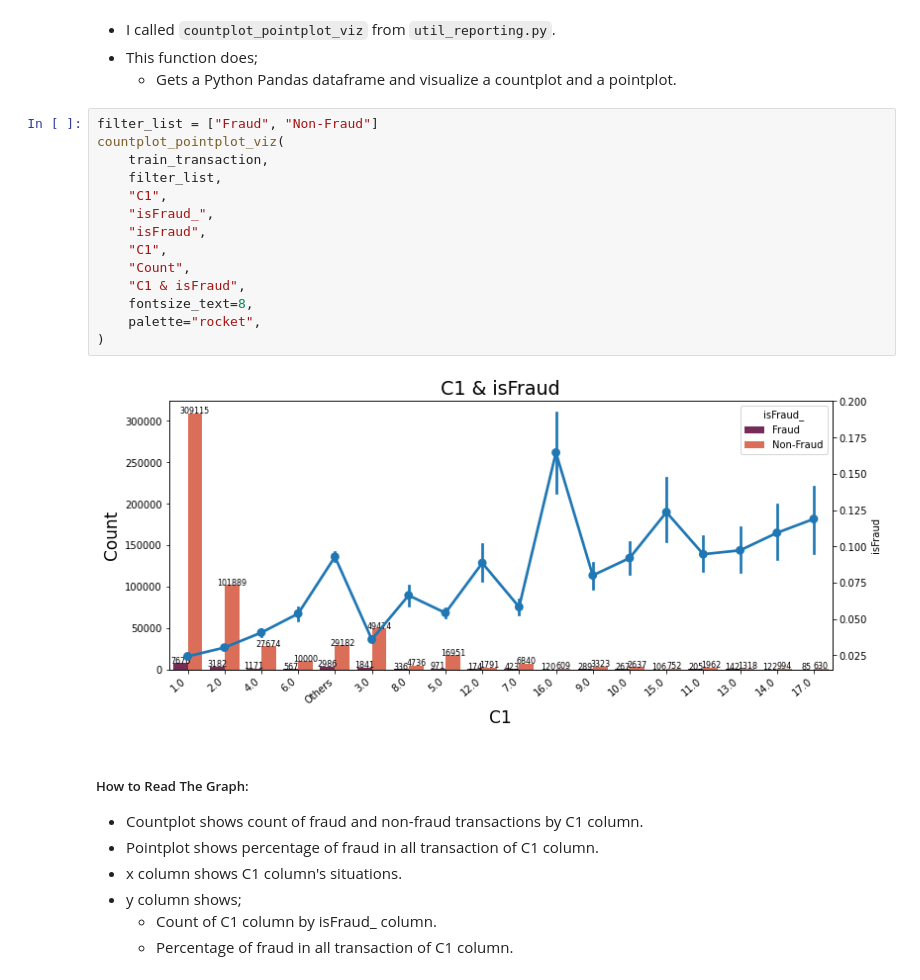
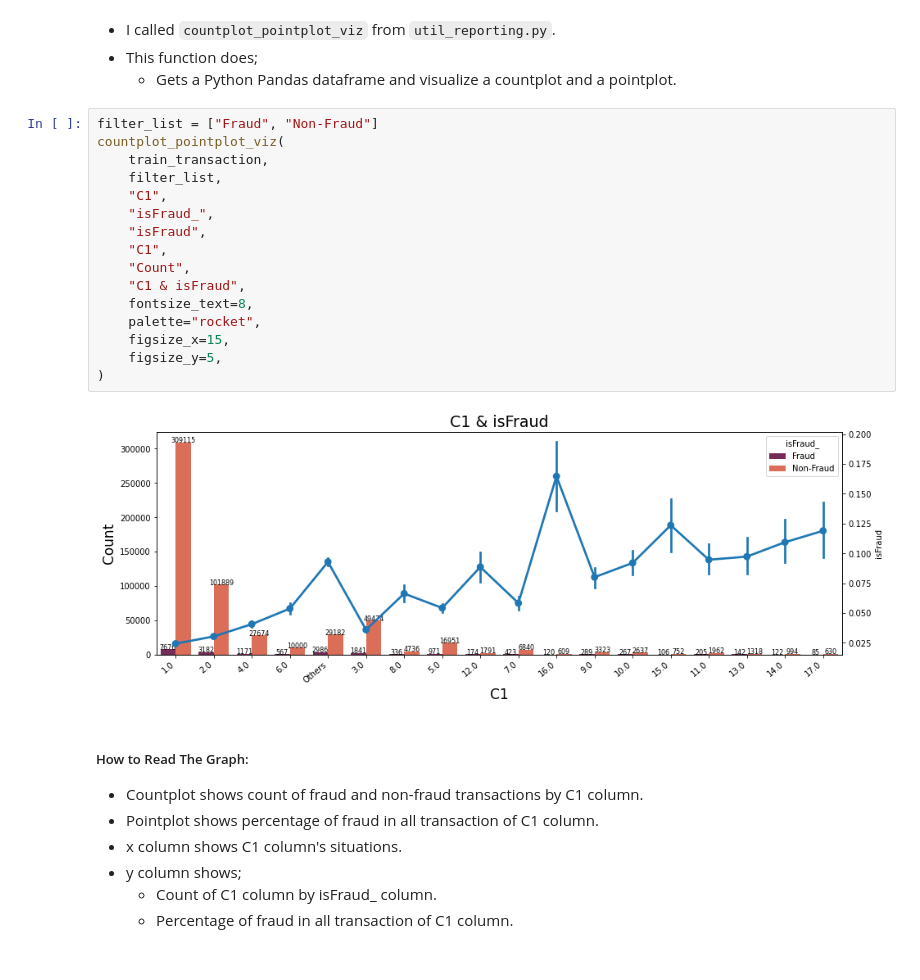
Before and after one commit to ElifKarakutukDinc/IEEE-CIS-Fraud-Detection, a Jupyter notebook: EDA.ipynb, the cells around one changed output. Drawn from its saved outputs; the diff is of its cells as text.

```diff
--- a/EDA.ipynb
+++ b/EDA.ipynb
@@ -1144,19 +1144,21 @@ train_transaction.loc[
 # %%
 filter_list = ["Fraud", "Non-Fraud"]
 countplot_pointplot_viz(
     train_transaction,
     filter_list,
     "C1",
     "isFraud_",
     "isFraud",
     "C1",
     "Count",
     "C1 & isFraud",
     fontsize_text=8,
     palette="rocket",
+    figsize_x=15,
+    figsize_y=5,
 )
 # %% [output]
-[figure, old version]
+[figure, new version]
 # %% [markdown]
 ##### How to Read The Graph:
 * Countplot shows count of fraud and non-fraud transactions by C1 column.
```
Also changed, not shown: parts of 9 cells of this notebook.
